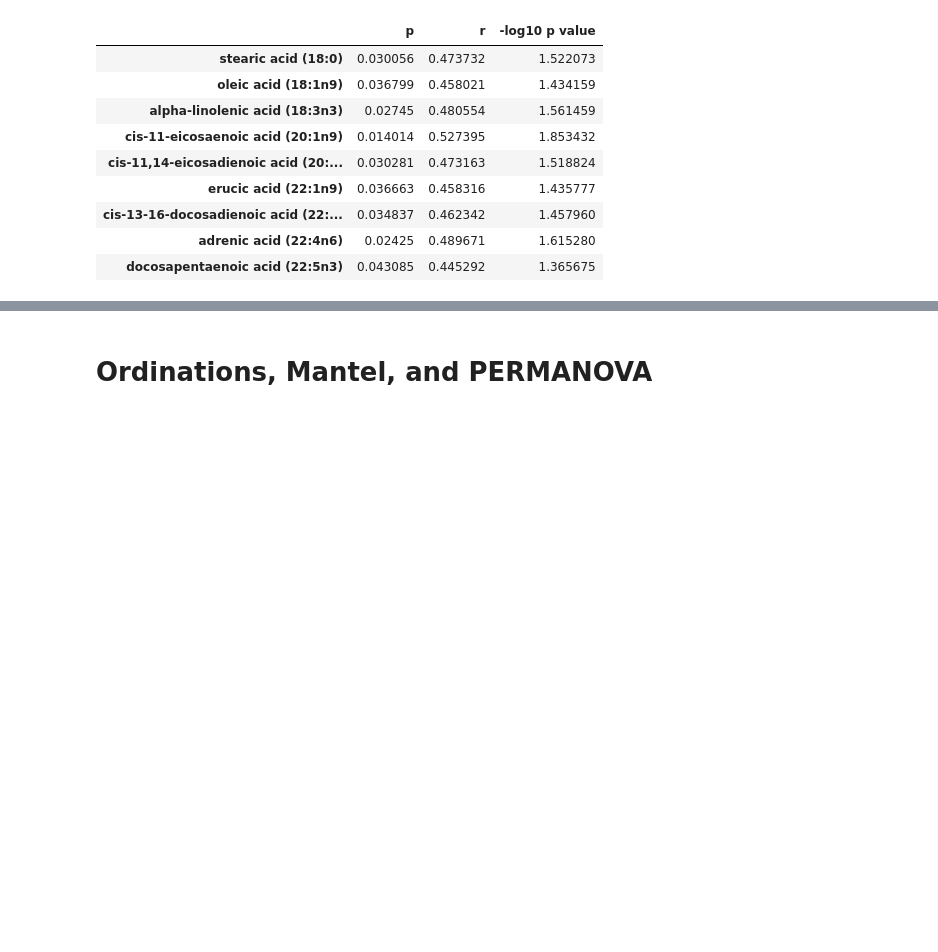
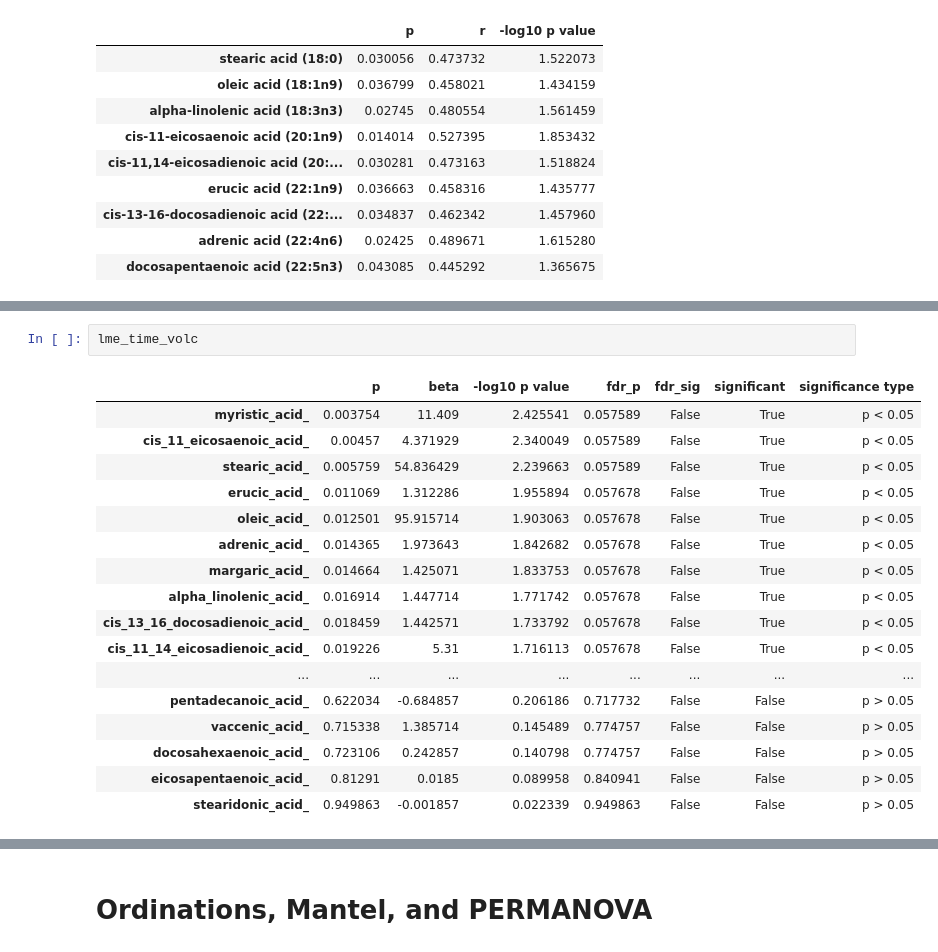
Before and after one commit to sterrettJD/Breastfed-Neonates, a Jupyter notebook: Metabolome.ipynb, the cells around one changed output, grey strips where cells are left out. Drawn from its saved outputs; the diff is of its cells as text; blank space fills up the shorter version.

```diff
--- a/Metabolome.ipynb
+++ b/Metabolome.ipynb
@@ -268,0 +322,20 @@ pear_time_volc[pear_time_volc["p"]<0.05]
+# %%
+lme_time_volc
+# %% [output]
+|  | p | beta | -log10 p value | fdr_p | fdr_sig | significant | significance type |
+| myristic_acid_ | 0.003754 | 11.409 | 2.425541 | 0.057589 | False | True | p < 0.05 |
+| cis_11_eicosaenoic_acid_ | 0.00457 | 4.371929 | 2.340049 | 0.057589 | False | True | p < 0.05 |
+| stearic_acid_ | 0.005759 | 54.836429 | 2.239663 | 0.057589 | False | True | p < 0.05 |
+| erucic_acid_ | 0.011069 | 1.312286 | 1.955894 | 0.057678 | False | True | p < 0.05 |
+| oleic_acid_ | 0.012501 | 95.915714 | 1.903063 | 0.057678 | False | True | p < 0.05 |
+| adrenic_acid_ | 0.014365 | 1.973643 | 1.842682 | 0.057678 | False | True | p < 0.05 |
+| margaric_acid_ | 0.014664 | 1.425071 | 1.833753 | 0.057678 | False | True | p < 0.05 |
+| alpha_linolenic_acid_ | 0.016914 | 1.447714 | 1.771742 | 0.057678 | False | True | p < 0.05 |
+| cis_13_16_docosadienoic_acid_ | 0.018459 | 1.442571 | 1.733792 | 0.057678 | False | True | p < 0.05 |
+| cis_11_14_eicosadienoic_acid_ | 0.019226 | 5.31 | 1.716113 | 0.057678 | False | True | p < 0.05 |
+| ... | ... | ... | ... | ... | ... | ... | ... |
+| pentadecanoic_acid_ | 0.622034 | -0.684857 | 0.206186 | 0.717732 | False | False | p > 0.05 |
+| vaccenic_acid_ | 0.715338 | 1.385714 | 0.145489 | 0.774757 | False | False | p > 0.05 |
+| docosahexaenoic_acid_ | 0.723106 | 0.242857 | 0.140798 | 0.774757 | False | False | p > 0.05 |
+| eicosapentaenoic_acid_ | 0.81291 | 0.0185 | 0.089958 | 0.840941 | False | False | p > 0.05 |
+| stearidonic_acid_ | 0.949863 | -0.001857 | 0.022339 | 0.949863 | False | False | p > 0.05 |
```
Also changed, not shown: parts of 11 cells of this notebook.
